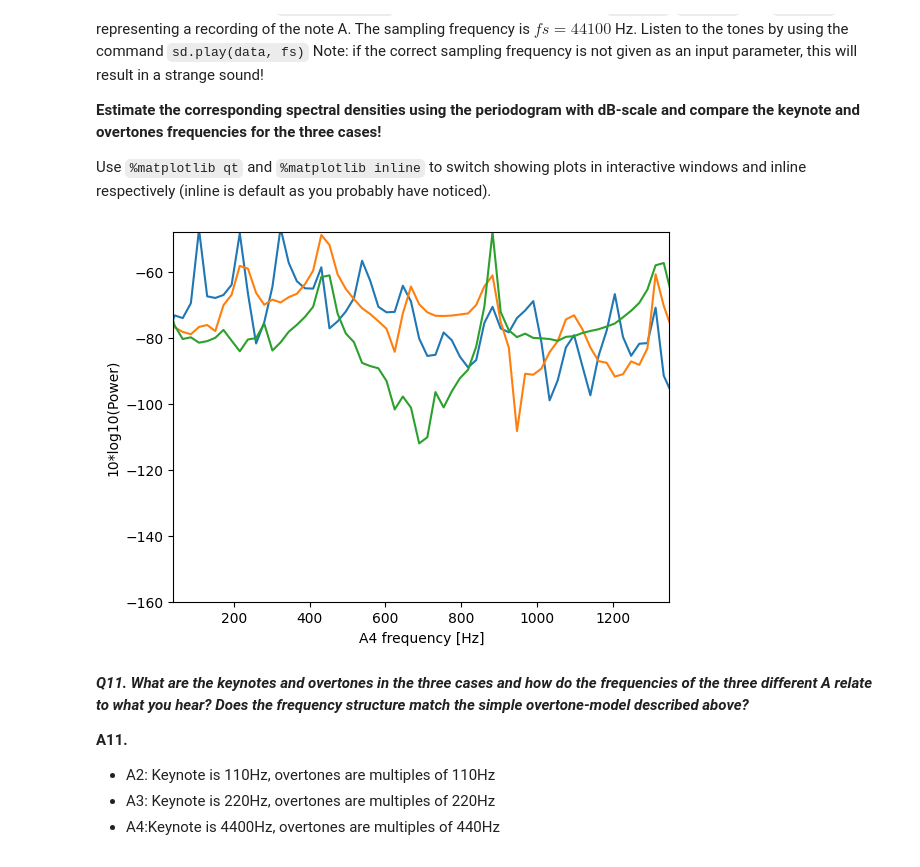
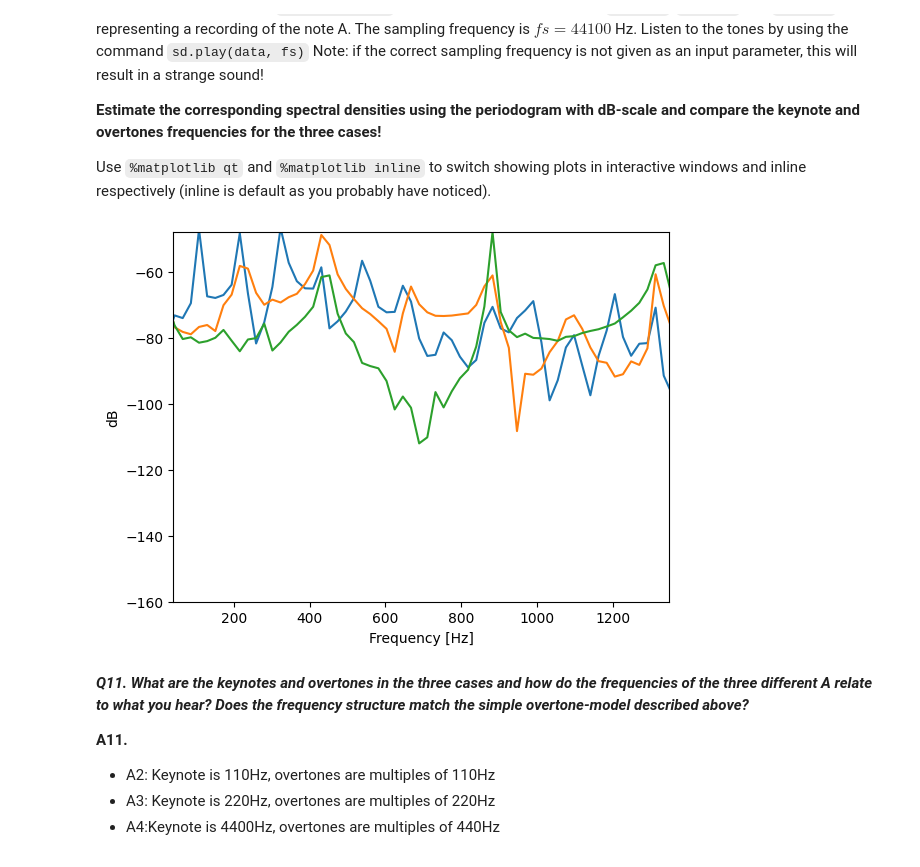
Before and after one commit to axellangenskiold/fmsf10, a Jupyter notebook: pythonLab1.ipynb, the cells around one changed output. Saved outputs shown, nothing was run; the diff lists cells and outputs as text; code cells hidden in the pictures.

```diff
--- a/pythonLab1.ipynb
+++ b/pythonLab1.ipynb
@@ -372,46 +372,35 @@ Use `%matplotlib qt` and `%matplotlib inline` to switch showing plots in interac
 # %%
 # %matplotlib qt
 from IPython.display import Audio
 %matplotlib inline
 
 path_to_data = "cellodiffA.mat"
 data = scipy.io.loadmat(path_to_data,simplify_cells=True)
 
 fs = 44100
 nfft = 2048
 
 a2 = np.asarray(data["celloA2"], dtype=float)
 a3 = np.asarray(data["celloA3"], dtype=float)
 a4 = np.asarray(data["celloA4"], dtype=float)
 
 f,P = scipy.signal.periodogram(a2,fs=fs,nfft=nfft)
-
 plt.plot(f, 10 * np.log10(P + 1e-20)) # offset to avoid np.log(0)
-plt.xlabel('A2 frequency [Hz]')
-plt.ylabel('10*log10(Power)')
-plt.ylim([-160,np.max(10*np.log10(P))*1])
-plt.xlim([40, 1350])
-
 
 f,P = scipy.signal.periodogram(a3,fs=fs,nfft=nfft)
-
 plt.plot(f, 10 * np.log10(P + 1e-20)) # offset to avoid np.log(0)
-plt.xlabel('A3 frequency [Hz]')
-plt.ylabel('10*log10(Power)')
-plt.ylim([-160,np.max(10*np.log10(P))*1])
-plt.xlim([40, 1350])
-
 
 f,P = scipy.signal.periodogram(a4,fs=fs,nfft=nfft)
+plt.plot(f, 10 * np.log10(P + 1e-20)) # offset to avoid np.log(0)
 
-plt.plot(f, 10 * np.log10(P + 1e-20)) # offset to avoid np.log(0)
-plt.xlabel('A4 frequency [Hz]')
-plt.ylabel('10*log10(Power)')
+plt.ylabel("dB")
+plt.xlabel("Frequency [Hz]")
+
 plt.ylim([-160,np.max(10*np.log10(P))*1])
 plt.xlim([40, 1350])
 plt.show()
 # %% [output]
-[figure, old version]
+[figure, new version]
 # %% [markdown]
 ***Q11. What are the keynotes and overtones in the three cases and how do the frequencies of the three different A relate to what you hear? Does the frequency structure match the simple overtone-model described above?***
 
```
Also changed, not shown: parts of 9 cells of this notebook.
